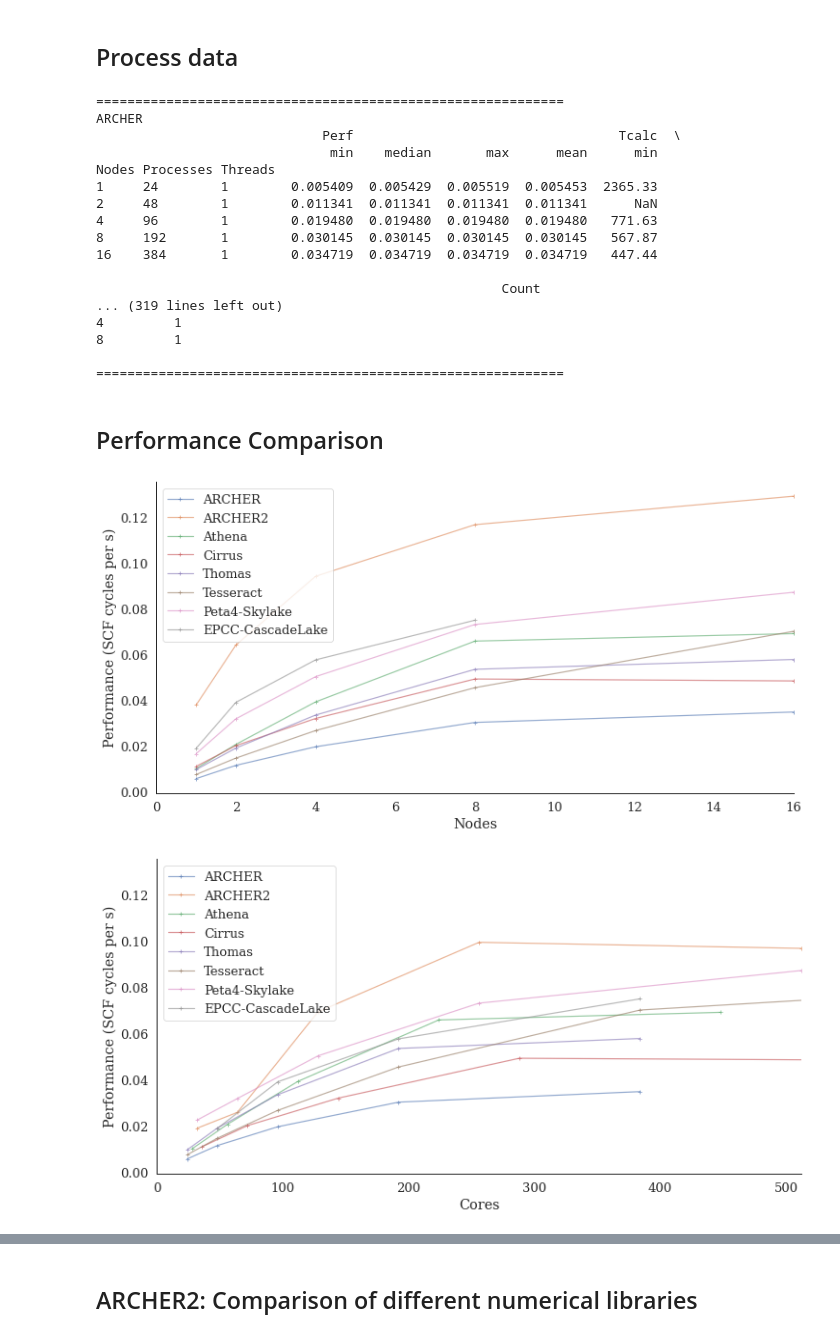
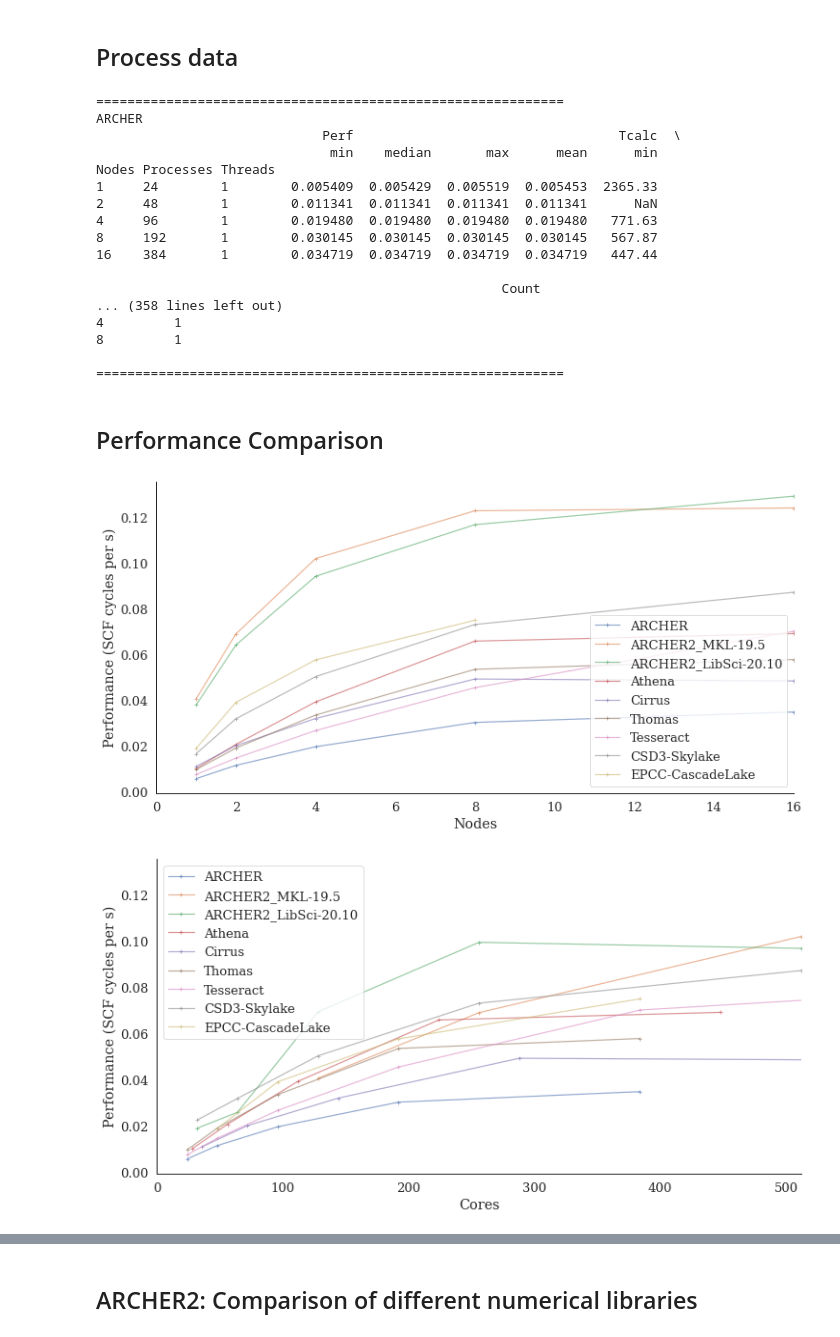
Before and after one commit to hpc-uk/archer-benchmarks, a Jupyter notebook: apps/CASTEP/analysis/CASTEP_al3x3_perf_analysis.ipynb, the cells around one changed output, grey strips where cells are left out. Saved outputs shown, nothing was run; the diff lists cells and outputs as text; code cells hidden in the pictures.

```diff
--- a/apps/CASTEP/analysis/CASTEP_al3x3_perf_analysis.ipynb
+++ b/apps/CASTEP/analysis/CASTEP_al3x3_perf_analysis.ipynb
@@ -30,7 +36,19 @@ sysdetails = sysinfo.getdetails('../../../systems.yaml')
 # %% [markdown]
 ## Process data
 # %%
-systems = ['ARCHER','ARCHER2','Athena','Cirrus','Thomas','Tesseract','CSD3-Skylake','EPCC-CascadeLake']
+results = ['ARCHER','ARCHER2_MKL-19.5','ARCHER2_LibSci-20.10','Athena','Cirrus','Thomas','Tesseract','CSD3-Skylake','EPCC-CascadeLake']
+# Mapping of results subdirectories to system definitions
+systems = {
+    'ARCHER': 'ARCHER',
+    'ARCHER2_MKL-19.5': 'ARCHER2',
+    'ARCHER2_LibSci-20.10': 'ARCHER2',
+    'Athena': 'Athena',
+    'Cirrus': 'Cirrus',
+    'Thomas': 'Thomas',
+    'Tesseract': 'Tesseract',
+    'CSD3-Skylake': 'CSD3-Skylake',
+    'EPCC-CascadeLake': 'EPCC-CascadeLake'
+}
 perf = {}
 notes = {}
 names = {}
@@ -41,17 +59,17 @@ perf_cores = {}
 cpn = {}
 castep_df = {}
 
-for system in systems:
-    wdir = '../al3x3/results/' + system
+for res in results:
+    wdir = '../al3x3/results/' + res
     filelist = filemanip.get_filelist(wdir, 'al3x3_')
-    sysdict = sysdetails[system]
-    names[system] = sysdict['Name']
-    cpn[system] = sysdict['PCores']*sysdict['PPerNode']
+    sysdict = sysdetails[systems[res]]
+    names[res] = res
+    cpn[res] = sysdict['PCores']*sysdict['PPerNode']
     print('\n============================================================')
-    print(sysdict['Name'])
-    castep_df[system] = pd.DataFrame(castep.create_df_list(filelist, sysdict['PCores']*sysdict['PPerNode']))
-    nodes[system], perf_nodes[system] = castep.get_perf_stats(castep_df[system], 'max', writestats=True, plot_cores=False)
-    cores[system], perf_cores[system] = castep.get_perf_stats(castep_df[system], 'max', writestats=False, plot_cores=True)
+    print(res)
+    castep_df[res] = pd.DataFrame(castep.create_df_list(filelist, sysdict['PCores']*sysdict['PPerNode']))
+    nodes[res], perf_nodes[res] = castep.get_perf_stats(castep_df[res], 'max', writestats=True, plot_cores=False)
+    cores[res], perf_cores[res] = castep.get_perf_stats(castep_df[res], 'max', writestats=False, plot_cores=True)
     print('\n============================================================')
 # %% [output]
 ============================================================
@@ -66,7 +84,7 @@ Nodes Processes Threads
 16    384       1        0.034719  0.034719  0.034719  0.034719   447.44
 
                                                     Count
-... (319 lines left out)
+... (358 lines left out)
 4         1
 8         1
 
@@ -74,24 +92,24 @@ Nodes Processes Threads
 # %% [markdown]
 ## Performance Comparison
 # %%
-for system in systems:
-    plt.plot(nodes[system], perf_nodes[system], '-+', label=names[system], alpha=0.6)
+for res in results:
+    plt.plot(nodes[res], perf_nodes[res], '-+', label=names[res], alpha=0.6)
 plt.xlim((0,16))
 plt.xlabel('Nodes')
 plt.ylabel('Performance (SCF cycles per s)')
 plt.legend(loc='best')
 sns.despine()
 # %% [output]
-[figure, old version]
+[figure, new version]
 # %%
-for system in systems:
-    plt.plot(cores[system], perf_cores[system], '-+', label=names[system], alpha=0.6)
+for res in results:
+    plt.plot(cores[res], perf_cores[res], '-+', label=names[res], alpha=0.6)
 plt.xlim((0,512))
 plt.xlabel('Cores')
 plt.ylabel('Performance (SCF cycles per s)')
 plt.legend(loc='best')
 sns.despine()
 # %% [output]
-[figure, old version]
+[figure, new version]
 # %%
 perf_totcores = {}
```
Also changed, not shown: parts of 10 cells of this notebook, 3 other files.
